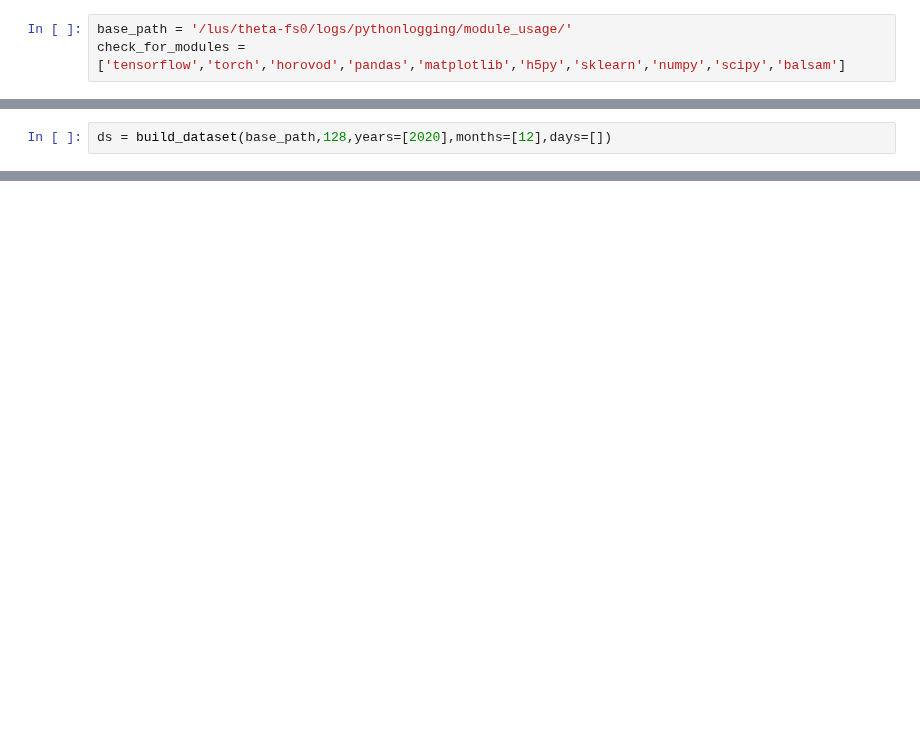
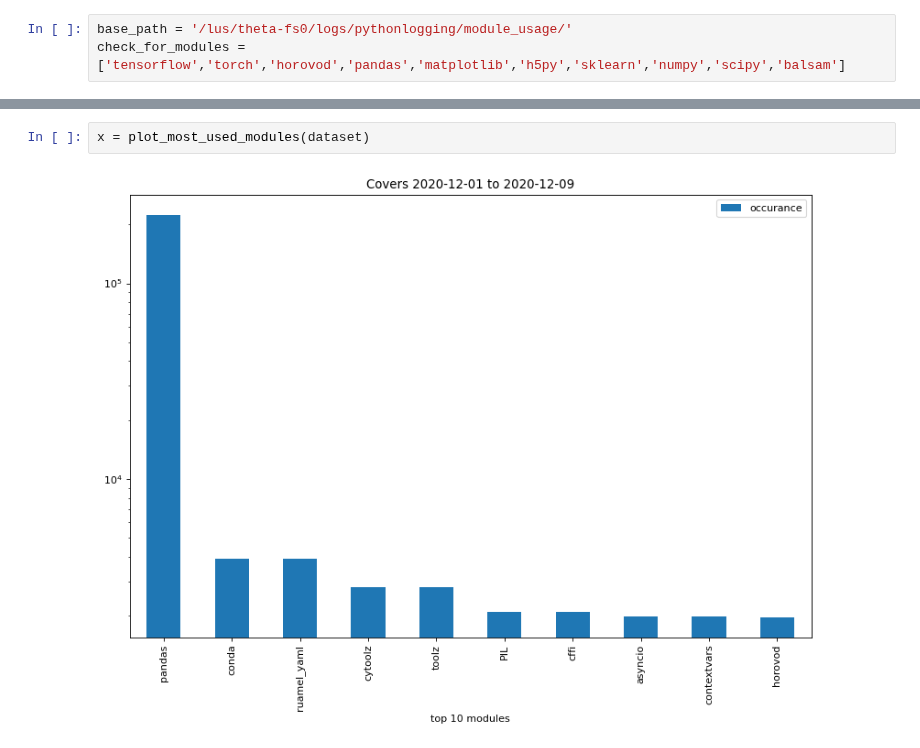
Before and after one commit to masalim2/PyModuleSnooper, a Jupyter notebook: PySnooperPlots.ipynb, the cells around one changed output, grey strips where cells are left out. Saved outputs shown, nothing was run; the diff lists cells and outputs as text; blank space fills up the shorter version.

```diff
--- a/PySnooperPlots.ipynb
+++ b/PySnooperPlots.ipynb
@@ -116,2 +11,0 @@ def build_dataset(path,nprocs,years=[],months=[],days=[]):
-# %%
-ds = build_dataset(base_path,128,years=[2020],months=[12],days=[])
@@ -188,0 +104,4 @@ plot_machine(ds)
+# %%
+x = plot_most_used_modules(dataset)
+# %% [output]
+[figure, added]
```
Also changed, not shown: parts of 13 cells of this notebook, 4 other files.
